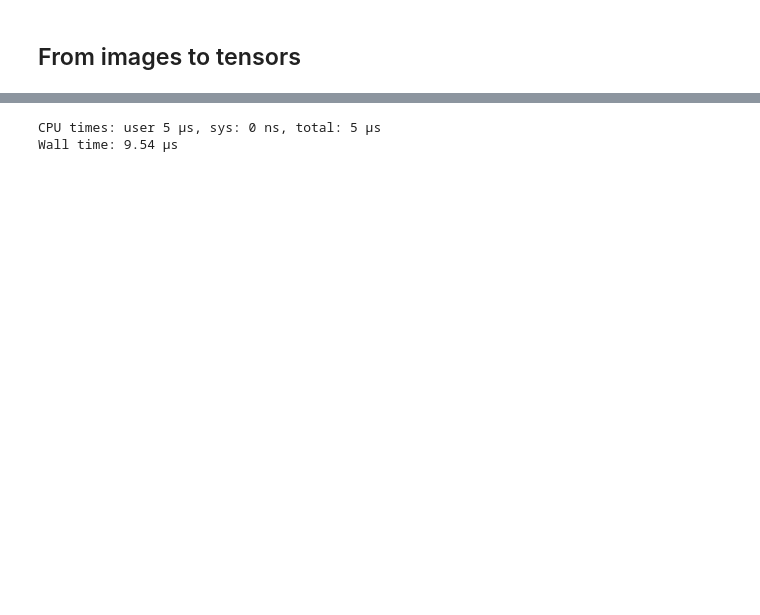
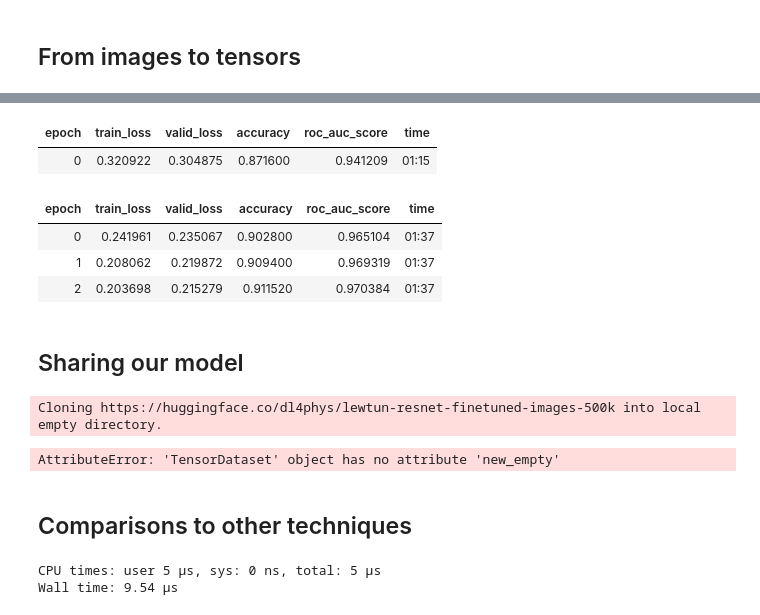
Before and after one commit to lewtun/dl4phys, a Jupyter notebook: lecture04.ipynb, the cells around one changed output, grey strips where cells are left out. Saved outputs shown, nothing was run; the diff lists cells and outputs as text; code cells hidden in the pictures; blank space fills up the shorter version.

```diff
--- a/lecture04.ipynb
+++ b/lecture04.ipynb
@@ -178,0 +229,26 @@ images_ds["train"][0]["image"]
+# %%
+learn.fine_tune(3, 1e-3)
+# %% [output]
+| epoch | train_loss | valid_loss | accuracy | roc_auc_score | time |
+| 0 | 0.320922 | 0.304875 | 0.871600 | 0.941209 | 01:15 |
+| epoch | train_loss | valid_loss | accuracy | roc_auc_score | time |
+| 0 | 0.241961 | 0.235067 | 0.902800 | 0.965104 | 01:37 |
+| 1 | 0.208062 | 0.219872 | 0.909400 | 0.969319 | 01:37 |
+| 2 | 0.203698 | 0.215279 | 0.911520 | 0.970384 | 01:37 |
+# %% [markdown]
+## Sharing our model
+# %%
+user_or_org = "dl4phys"  # This can also be your Hub username, e.g. lewtun
+model_id = "lewtun-resnet-finetuned-images-500k"  # Change this to something different
+repo_id = f"{user_or_org}/{model_id}"
+
+push_to_hub_fastai(
+    learner=learn,
+    repo_id=repo_id,
+    commit_message="Add new Learner",
+)
+# %% [output]
+Cloning https://huggingface.co/dl4phys/lewtun-resnet-finetuned-images-500k into local empty directory.
+AttributeError: 'TensorDataset' object has no attribute 'new_empty'
+# %% [markdown]
+## Comparisons to other techniques
```
Also changed, not shown: parts of 17 cells of this notebook.
